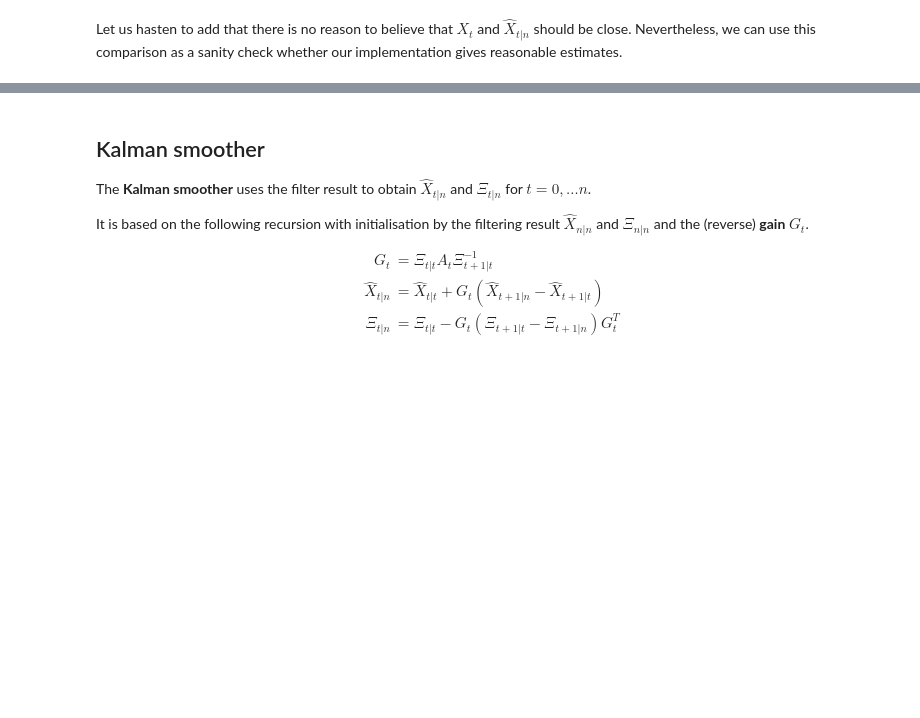
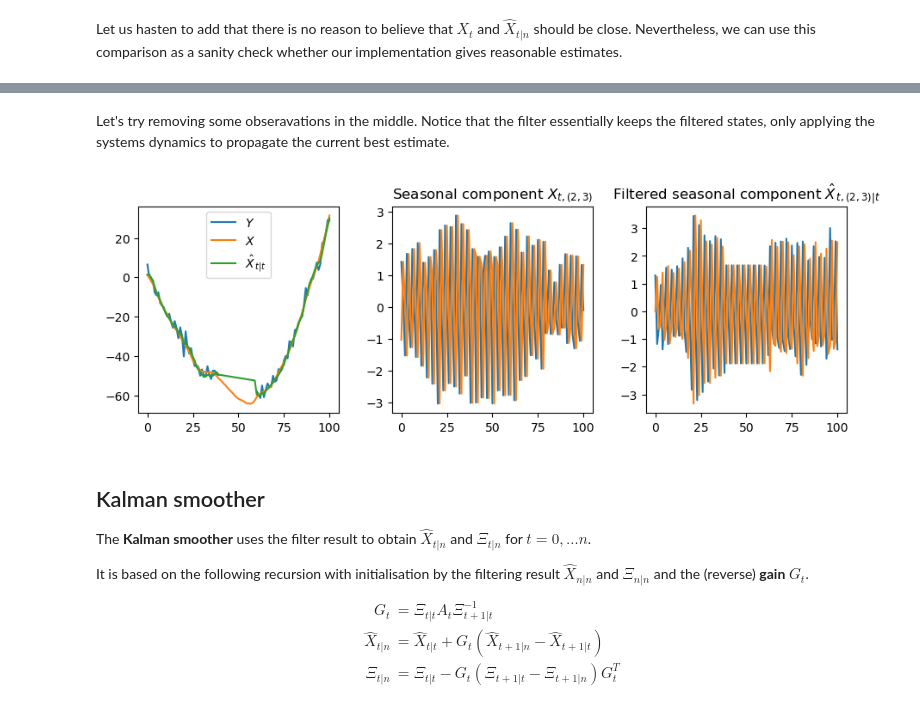
Before and after one commit to stefanheyder/isssm, a Jupyter notebook: nbs/10_kalman_filter_smoother.ipynb, the cells around one changed output, grey strips where cells are left out. Drawn from its saved outputs; the diff is of its cells as text; code cells hidden in the pictures; blank space fills up the shorter version.

```diff
--- a/nbs/10_kalman_filter_smoother.ipynb
+++ b/nbs/10_kalman_filter_smoother.ipynb
@@ -177,3 +194,27 @@ Let us hasten to add that there is no reason to believe that $X_{t}$ and $\hat X
+# %% [markdown]
+Let's try removing some obseravations in the middle. Notice that the filter essentially keeps the filtered states, only applying the systems dynamics to propagate the current best estimate.
+# %%
+y_missing = y.at[40:60].set(jnp.nan)
+model_missing, y_accounted = account_for_nans(glssm_model, y_missing)
+x_filt_missing, _, _, _ = kalman(y_accounted, model_missing)
+fig, (ax1, ax2, ax3) = plt.subplots(1, 3, figsize=(9, 3))
+fig.tight_layout()
+
+ax1.set_title("")
+ax1.plot(y_missing, label="$Y$")
+ax1.plot(x[:,0], label="$X$")
+ax1.plot(x_filt_missing[:,0], label="$\\hat X_{{t|t}}$")
+ax1.legend()
+
+ax2.plot(x[:,2:])
+ax2.set_title("Seasonal component $X_{{t, (2,3)}}$")
+
+ax3.set_title("Filtered seasonal component $\\hat X_{{t, (2,3)|t}}$")
+ax3.plot(x_filt_missing[:,2:])
+
+plt.show()
+# %% [output]
+[figure, added]
 # %% [markdown]
 ## Kalman smoother
 
```
Also changed, not shown: parts of 7 cells of this notebook, 5 other files.
